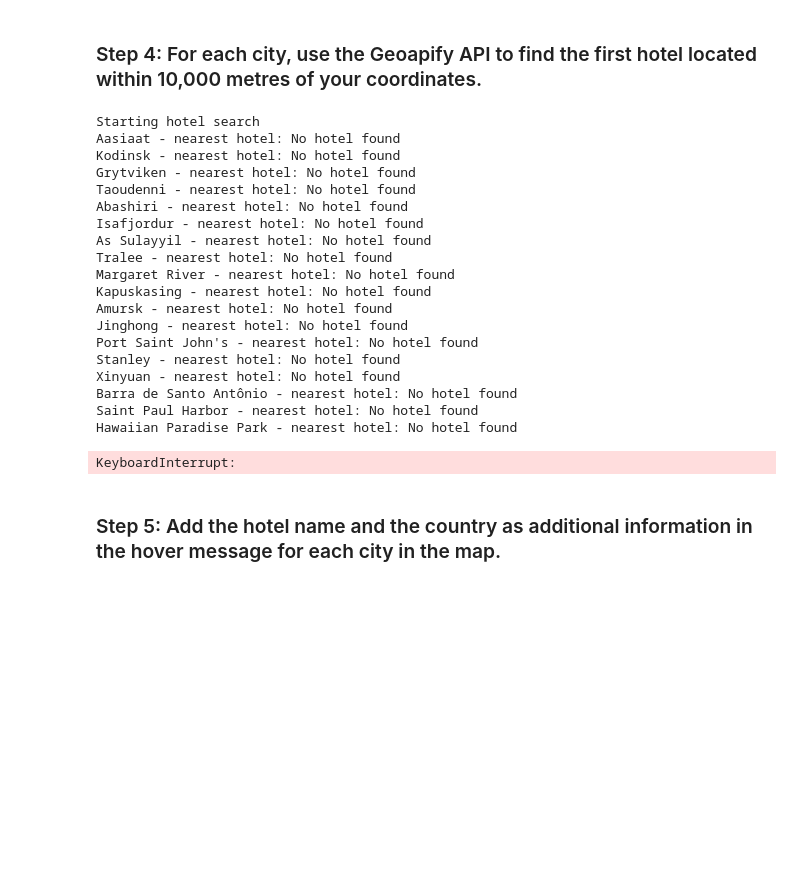
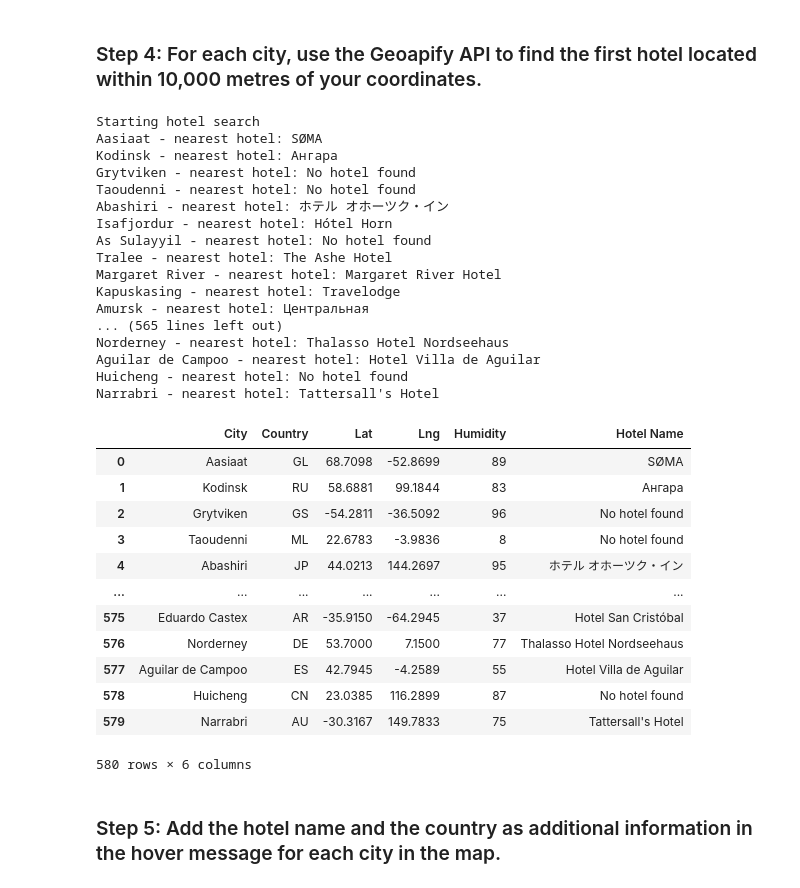
Before and after one commit to tlbravo/python_api_challenge, a Jupyter notebook: WeatherPy/Starter_Code/starter_code/VacationPy.ipynb, the cells around one changed output. Saved outputs shown, nothing was run; the diff lists cells and outputs as text; code cells hidden in the pictures; blank space fills up the shorter version.

```diff
--- a/WeatherPy/Starter_Code/starter_code/VacationPy.ipynb
+++ b/WeatherPy/Starter_Code/starter_code/VacationPy.ipynb
@@ -111,14 +111,8 @@ hotel_df
 # Set base URL
 base_url = "https://api.geoapify.com/v2/places"
 
-# Set parameters to search for a hotel
+# Set radius
 radius = 10000
-
-params = {
-    "categories":"accommodation.hotel",
-    "apiKey": geoapify_key,
-    "limit":limit
-}
 
 # Print a message to follow up the hotel search
 print("Starting hotel search")
@@ -126,52 +120,62 @@ print("Starting hotel search")
 # Iterate through the hotel_df DataFrame
 for index, row in hotel_df.iterrows():
 
     # get latitude, longitude from the DataFrame
 
     Lat = row["Lat"]
     Lng = row["Lng"]
 
-    params["filter"] = f"circle:{Lng},{Lat}, {radius}"
-    params["bias"] = f"proximity:{Lng},{Lat}"
+    #create a url to search for hotels
+    request_url = f"{base_url}?categories=accommodation.hotel&filter=circle:{Lng},{Lat},{radius}&bias=proximity:{Lng},{Lat}&apiKey={geoapify_key}"
 
 
     # Make and API request using the params dictionaty
-    response = requests.get(base_url, params=params)
+    response = requests.get(request_url)
     name_address = response.json()
 
     # Grab the first hotel from the results and store the name in the hotel_df DataFrame
     try:
         hotel_df.loc[index, "Hotel Name"] = name_address["features"][0]["properties"]["name"]
     except (KeyError, IndexError):
         # If no hotel is found, set the hotel name as "No hotel found".
         hotel_df.loc[index, "Hotel Name"] = "No hotel found"
 
     # Log the search results
     print(f"{hotel_df.loc[index, 'City']} - nearest hotel: {hotel_df.loc[index, 'Hotel Name']}")
 
 # Display sample data
 hotel_df
 # %% [output]
 Starting hotel search
-Aasiaat - nearest hotel: No hotel found
-Kodinsk - nearest hotel: No hotel found
+Aasiaat - nearest hotel: SØMA
+Kodinsk - nearest hotel: Ангара
 Grytviken - nearest hotel: No hotel found
 Taoudenni - nearest hotel: No hotel found
-Abashiri - nearest hotel: No hotel found
-Isafjordur - nearest hotel: No hotel found
+Abashiri - nearest hotel: ホテル オホーツク・イン
+Isafjordur - nearest hotel: Hótel Horn
 As Sulayyil - nearest hotel: No hotel found
-Tralee - nearest hotel: No hotel found
-Margaret River - nearest hotel: No hotel found
-Kapuskasing - nearest hotel: No hotel found
-Amursk - nearest hotel: No hotel found
-Jinghong - nearest hotel: No hotel found
-Port Saint John's - nearest hotel: No hotel found
-Stanley - nearest hotel: No hotel found
-Xinyuan - nearest hotel: No hotel found
-Barra de Santo Antônio - nearest hotel: No hotel found
-Saint Paul Harbor - nearest hotel: No hotel found
-Hawaiian Paradise Park - nearest hotel: No hotel found
+Tralee - nearest hotel: The Ashe Hotel
+Margaret River - nearest hotel: Margaret River Hotel
+Kapuskasing - nearest hotel: Travelodge
+Amursk - nearest hotel: Центральная
+... (565 lines left out)
+Norderney - nearest hotel: Thalasso Hotel Nordseehaus
+Aguilar de Campoo - nearest hotel: Hotel Villa de Aguilar
+Huicheng - nearest hotel: No hotel found
+Narrabri - nearest hotel: Tattersall's Hotel
+|  | City | Country | Lat | Lng | Humidity | Hotel Name |
+| 0 | Aasiaat | GL | 68.7098 | -52.8699 | 89 | SØMA |
+| 1 | Kodinsk | RU | 58.6881 | 99.1844 | 83 | Ангара |
+| 2 | Grytviken | GS | -54.2811 | -36.5092 | 96 | No hotel found |
+| 3 | Taoudenni | ML | 22.6783 | -3.9836 | 8 | No hotel found |
+| 4 | Abashiri | JP | 44.0213 | 144.2697 | 95 | ホテル オホーツク・イン |
+| ... | ... | ... | ... | ... | ... | ... |
+| 575 | Eduardo Castex | AR | -35.9150 | -64.2945 | 37 | Hotel San Cristóbal |
+| 576 | Norderney | DE | 53.7000 | 7.1500 | 77 | Thalasso Hotel Nordseehaus |
+| 577 | Aguilar de Campoo | ES | 42.7945 | -4.2589 | 55 | Hotel Villa de Aguilar |
+| 578 | Huicheng | CN | 23.0385 | 116.2899 | 87 | No hotel found |
+| 579 | Narrabri | AU | -30.3167 | 149.7833 | 75 | Tattersall's Hotel |
-KeyboardInterrupt:
+580 rows × 6 columns
 # %% [markdown]
 ### Step 5: Add the hotel name and the country as additional information in the hover message for each city in the map.
 # %%
```
Also changed, not shown: parts of 2 cells of this notebook.
